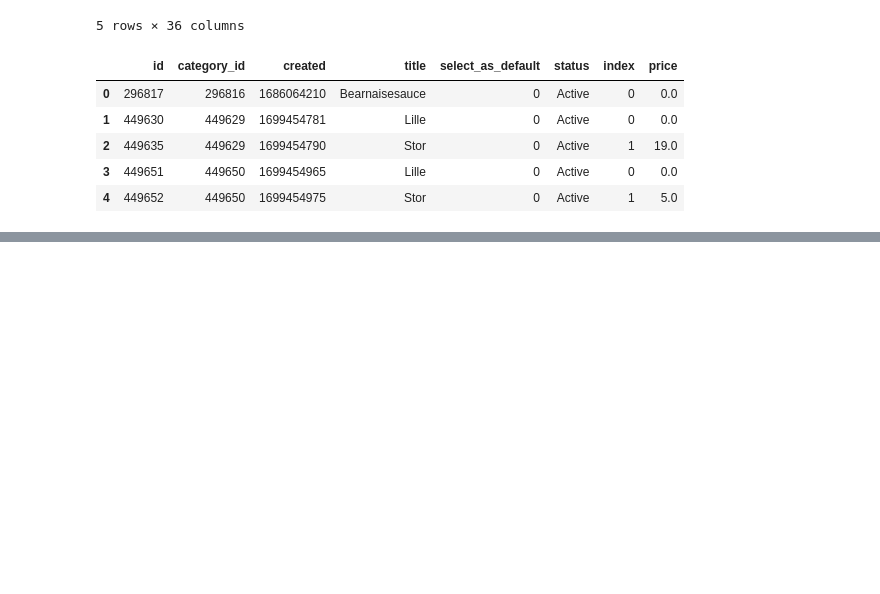
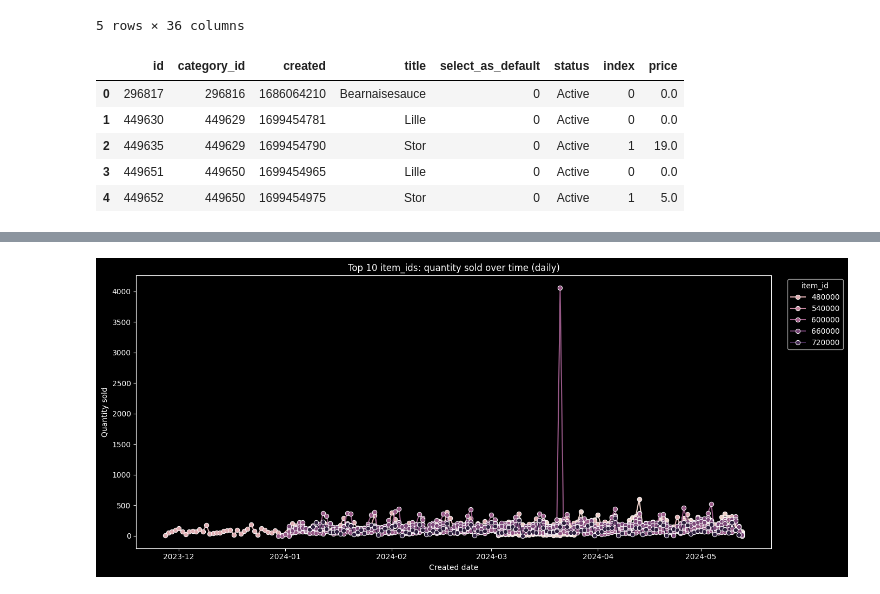
Before and after one commit to GM-Sniper/EagleEye, a Jupyter notebook: src/analysis.ipynb, the cells around one changed output, grey strips where cells are left out. Cells and saved outputs as stored; diff of their text form; code cells hidden in the pictures; blank space fills up the shorter version.

```diff
--- a/src/analysis.ipynb
+++ b/src/analysis.ipynb
@@ -57,0 +340,46 @@ dim_menu_item_add_ons.head()
+# %%
+#Time-series analysis of order items sold over time
+#See how 10 items perform over time
+top10_items = (fct_order_items.groupby('item_id')['quantity']
+               .sum()
+               .sort_values(ascending=False)
+               .head(10)
+               .index)
+
+filtered = fct_order_items[fct_order_items["item_id"].isin(top10_items)].copy()
+filtered = filtered.reset_index()
+
+# # weekly totals per item
+# qty_by_week = (
+#     filtered.groupby(["item_id", pd.Grouper(key="created", freq="W")])["quantity"]
+#     .sum()
+#     .reset_index()
+#     .sort_values(["created", "item_id"])
+# )
+
+# plt.figure(figsize=(14, 6))
+# sns.lineplot(data=qty_by_week, x="created", y="quantity", hue="item_id")
+# plt.title("Top 10 item_ids: quantity sold over time (weekly)")
+# plt.xlabel("Week")
+# plt.ylabel("Quantity sold")
+# plt.legend(title="item_id", bbox_to_anchor=(1.02, 1), loc="upper left")
+# plt.tight_layout()
+# plt.show()
+
+qty_by_day = (
+    filtered.groupby(["item_id", pd.Grouper(key="created", freq="D")])["quantity"]
+    .sum()
+    .reset_index()
+    .sort_values(by=["created", "item_id"])
+)
+
+plt.figure(figsize=(14, 6))
+sns.lineplot(data=qty_by_day, x="created", y="quantity", hue="item_id", marker="o")
+plt.title("Top 10 item_ids: quantity sold over time (daily)")
+plt.xlabel("Created date")
+plt.ylabel("Quantity sold")
+plt.legend(title="item_id", bbox_to_anchor=(1.02, 1), loc="upper left")
+plt.tight_layout()
+plt.show()
+# %% [output]
+[figure, added]
```
Also changed, not shown: parts of 25 cells of this notebook.
